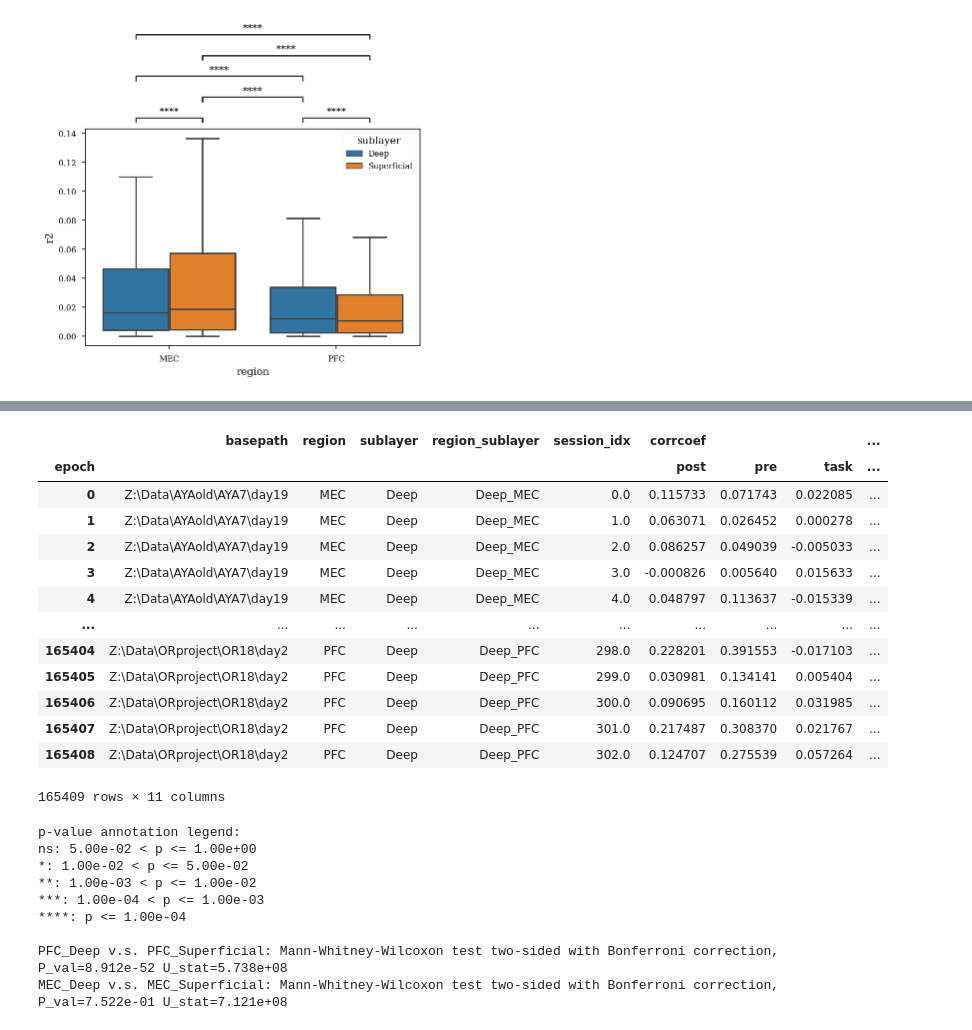
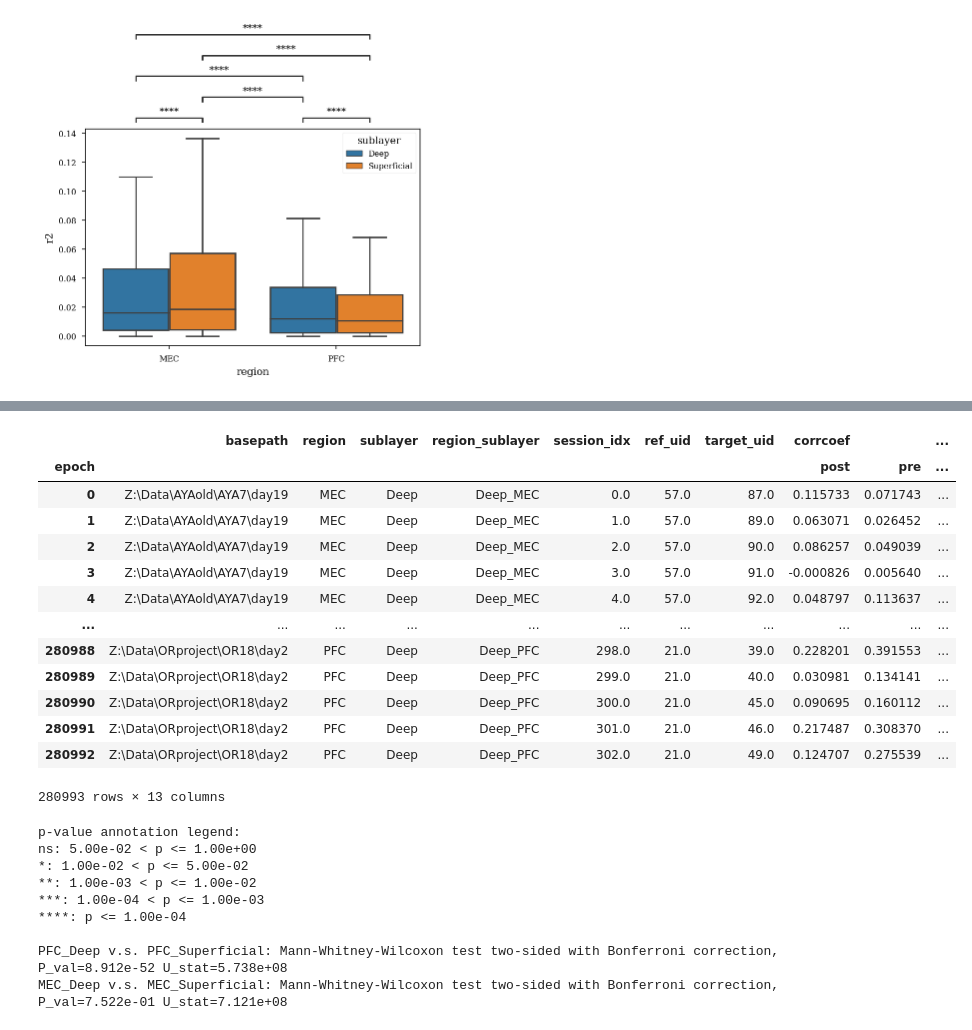
Before and after one commit to ryanharvey1/ripple_heterogeneity, a Jupyter notebook: scripts/readout/co_firing.ipynb, the cells around one changed output, grey strips where cells are left out. Cells and saved outputs as stored; diff of their text form; code cells hidden in the pictures.

```diff
--- a/scripts/readout/co_firing.ipynb
+++ b/scripts/readout/co_firing.ipynb
@@ -86,3 +85,5 @@ plt.show()
 # %% [output]
 [figure]
 [figure]
+# %%
+pairwise_corr_df["corrcoef_abs"] = np.abs(pairwise_corr_df["corrcoef"])
@@ -149,28 +197,28 @@ MEC_Deep v.s. PFC_Superficial: t-test independent samples with Bonferroni correc
 # %%
 df_wide = pd.pivot(
-    pairwise_corr_df, index=["basepath","region","sublayer","region_sublayer","session_idx"], columns="epoch", values=["corrcoef"]
+    pairwise_corr_df, index=["basepath","region","sublayer","region_sublayer","session_idx","ref_uid","target_uid"], columns="epoch", values=["corrcoef"]
 ).reset_index()
 df_wide
 df_wide["corrcoef_pre_post"] = (df_wide["corrcoef"]["pre"] - df_wide["corrcoef"]["post"])
 df_wide["corrcoef_pre_post_abs"] = np.abs(df_wide["corrcoef_pre_post"])
 df_wide["r2_pre_post"] = df_wide["corrcoef_pre_post"]**2
 
 df_wide
 # %% [output]
-|  | basepath | region | sublayer | region_sublayer | session_idx | corrcoef |  |  | ... |
-| epoch |  |  |  |  |  | post | pre | task | ... |
-| 0 | Z:\Data\AYAold\AYA7\day19 | MEC | Deep | Deep_MEC | 0.0 | 0.115733 | 0.071743 | 0.022085 | ... |
-| 1 | Z:\Data\AYAold\AYA7\day19 | MEC | Deep | Deep_MEC | 1.0 | 0.063071 | 0.026452 | 0.000278 | ... |
-| 2 | Z:\Data\AYAold\AYA7\day19 | MEC | Deep | Deep_MEC | 2.0 | 0.086257 | 0.049039 | -0.005033 | ... |
-| 3 | Z:\Data\AYAold\AYA7\day19 | MEC | Deep | Deep_MEC | 3.0 | -0.000826 | 0.005640 | 0.015633 | ... |
-| 4 | Z:\Data\AYAold\AYA7\day19 | MEC | Deep | Deep_MEC | 4.0 | 0.048797 | 0.113637 | -0.015339 | ... |
-| ... | ... | ... | ... | ... | ... | ... | ... | ... | ... |
-| 165404 | Z:\Data\ORproject\OR18\day2 | PFC | Deep | Deep_PFC | 298.0 | 0.228201 | 0.391553 | -0.017103 | ... |
-| 165405 | Z:\Data\ORproject\OR18\day2 | PFC | Deep | Deep_PFC | 299.0 | 0.030981 | 0.134141 | 0.005404 | ... |
-| 165406 | Z:\Data\ORproject\OR18\day2 | PFC | Deep | Deep_PFC | 300.0 | 0.090695 | 0.160112 | 0.031985 | ... |
-| 165407 | Z:\Data\ORproject\OR18\day2 | PFC | Deep | Deep_PFC | 301.0 | 0.217487 | 0.308370 | 0.021767 | ... |
-| 165408 | Z:\Data\ORproject\OR18\day2 | PFC | Deep | Deep_PFC | 302.0 | 0.124707 | 0.275539 | 0.057264 | ... |
+|  | basepath | region | sublayer | region_sublayer | session_idx | ref_uid | target_uid | corrcoef |  | ... |
+| epoch |  |  |  |  |  |  |  | post | pre | ... |
+| 0 | Z:\Data\AYAold\AYA7\day19 | MEC | Deep | Deep_MEC | 0.0 | 57.0 | 87.0 | 0.115733 | 0.071743 | ... |
+| 1 | Z:\Data\AYAold\AYA7\day19 | MEC | Deep | Deep_MEC | 1.0 | 57.0 | 89.0 | 0.063071 | 0.026452 | ... |
+| 2 | Z:\Data\AYAold\AYA7\day19 | MEC | Deep | Deep_MEC | 2.0 | 57.0 | 90.0 | 0.086257 | 0.049039 | ... |
+| 3 | Z:\Data\AYAold\AYA7\day19 | MEC | Deep | Deep_MEC | 3.0 | 57.0 | 91.0 | -0.000826 | 0.005640 | ... |
+| 4 | Z:\Data\AYAold\AYA7\day19 | MEC | Deep | Deep_MEC | 4.0 | 57.0 | 92.0 | 0.048797 | 0.113637 | ... |
+| ... | ... | ... | ... | ... | ... | ... | ... | ... | ... | ... |
+| 280988 | Z:\Data\ORproject\OR18\day2 | PFC | Deep | Deep_PFC | 298.0 | 21.0 | 39.0 | 0.228201 | 0.391553 | ... |
+| 280989 | Z:\Data\ORproject\OR18\day2 | PFC | Deep | Deep_PFC | 299.0 | 21.0 | 40.0 | 0.030981 | 0.134141 | ... |
+| 280990 | Z:\Data\ORproject\OR18\day2 | PFC | Deep | Deep_PFC | 300.0 | 21.0 | 45.0 | 0.090695 | 0.160112 | ... |
+| 280991 | Z:\Data\ORproject\OR18\day2 | PFC | Deep | Deep_PFC | 301.0 | 21.0 | 46.0 | 0.217487 | 0.308370 | ... |
+| 280992 | Z:\Data\ORproject\OR18\day2 | PFC | Deep | Deep_PFC | 302.0 | 21.0 | 49.0 | 0.124707 | 0.275539 | ... |
-165409 rows × 11 columns
+280993 rows × 13 columns
 # %%
 sns.boxplot(
     x="region",
```
Also changed, not shown: parts of 10 cells of this notebook, 2 other files.
